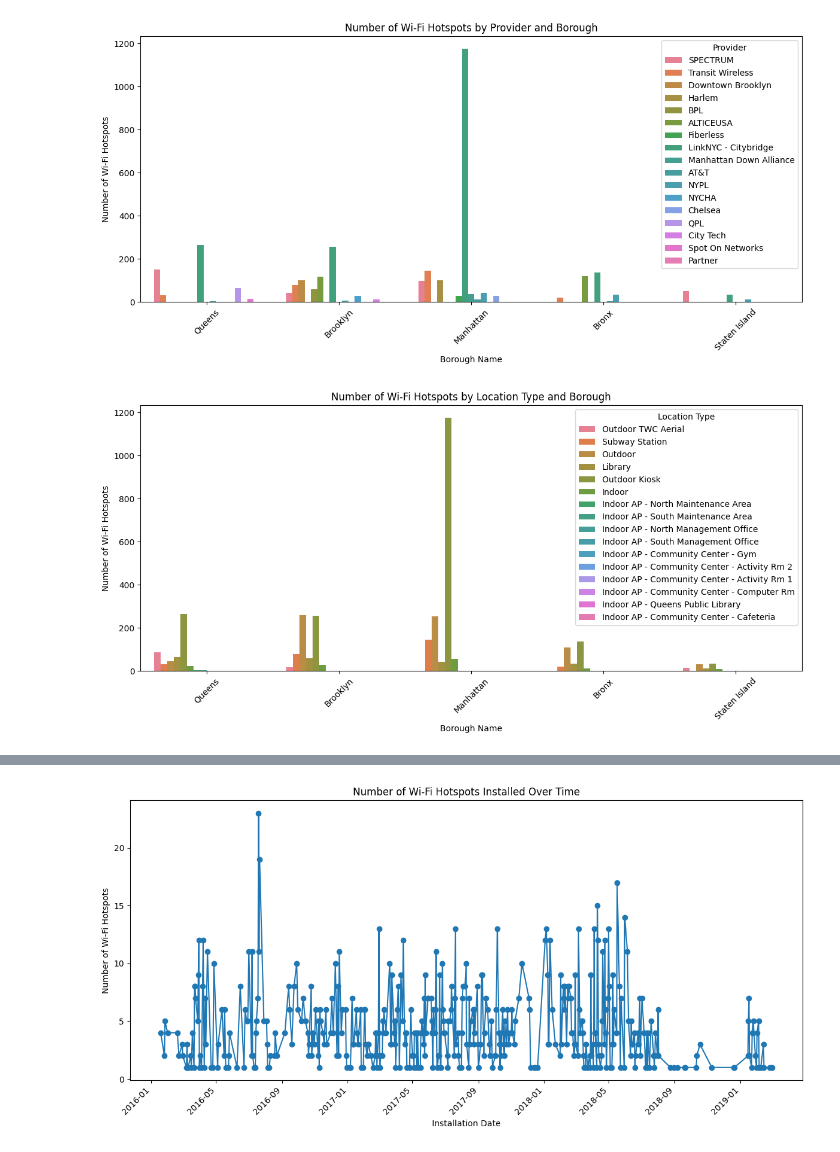
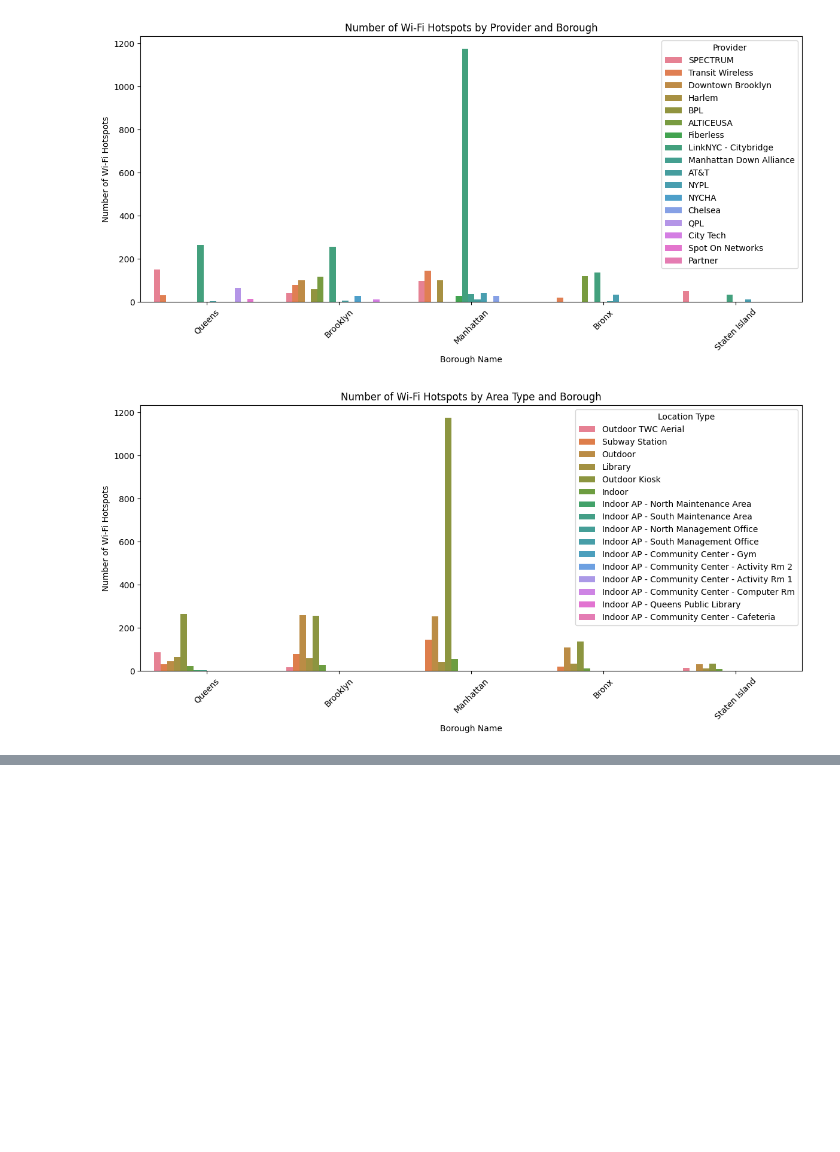
Before and after one commit to Ramanjulreddykotlo/Data_Visualization, a Jupyter notebook: Nyc_Wifi_Hotspot_Location/code.ipynb, the cells around one changed output, grey strips where cells are left out. Drawn from its saved outputs; the diff is of its cells as text; code cells hidden in the pictures; blank space fills up the shorter version.

```diff
--- a/Nyc_Wifi_Hotspot_Location/code.ipynb
+++ b/Nyc_Wifi_Hotspot_Location/code.ipynb
@@ -89,7 +96,7 @@ df = pd.read_csv("NYC_Wi-Fi_Hotspot_Locations_20240318.csv")
 borough_counts = df['Borough Name'].value_counts()
 
 
-# 1. Provider vs. City (Clustered Bar Chart)
+# 1. Provider vs. Borough (Clustered Bar Chart)
 plt.figure(figsize=(12, 6))
 sns.countplot(data=df, x='Borough Name', hue='Provider')
 plt.title('Number of Wi-Fi Hotspots by Provider and Borough')
@@ -100,10 +107,10 @@ plt.legend(title='Provider')
 plt.tight_layout()
 plt.show()
 
-# 2. Location Type vs. Borough (Grouped Bar Chart)
+# 2. Area Type vs. Borough (Grouped Bar Chart)
 plt.figure(figsize=(12, 6))
 sns.countplot(data=df, x='Borough Name', hue='Location_T')
-plt.title('Number of Wi-Fi Hotspots by Location Type and Borough')
+plt.title('Number of Wi-Fi Hotspots by Area Type and Borough')
 plt.xlabel('Borough Name')
 plt.ylabel('Number of Wi-Fi Hotspots')
 plt.xticks(rotation=45)
@@ -118,17 +125,8 @@ plt.title('Number of Wi-Fi Hotspots in Each Borough (Pie Chart)')
 plt.axis('equal')  # Equal aspect ratio ensures that pie is drawn as a circle
 plt.show()
 
-# 4 Plotting the distribution of Wi-Fi hotspots by type of wifi using a bar chart
-plt.figure(figsize=(10, 6))
-type_counts = df['Type'].value_counts()
-sns.barplot(x=type_counts.index, y=type_counts.values)
-plt.title('Distribution of Wi-Fi Hotspots by Type of Wifi (Bar Chart)')
-plt.xlabel('Type')
-plt.ylabel('Count')
-plt.xticks(rotation=45)
-plt.show()
 
-# 5 Plotting the distribution of Wi-Fi hotspots by provider
+# 4 Plotting the distribution of Wi-Fi hotspots by provider
 plt.figure(figsize=(10, 6))
 sns.countplot(x='Provider', data=df)
 plt.title('Distribution of Wi-Fi Hotspots by Provider')
@@ -137,62 +135,39 @@ plt.ylabel('Count')
 plt.xticks(rotation=90)
 plt.show()
 
-# 6 Installation Date (Line Plot)
-plt.figure(figsize=(12, 6))
-df['Activated'] = pd.to_datetime(df['Activated'], format='%m/%d/%Y', errors='coerce')
-installation_counts = df['Activated'].value_counts().sort_index()
-installation_counts.plot(kind='line', marker='o')
-plt.title('Number of Wi-Fi Hotspots Installed Over Time')
-plt.xlabel('Installation Date')
-plt.ylabel('Number of Wi-Fi Hotspots')
-plt.xticks(rotation=45)
-plt.tight_layout()
-plt.show()
-
-#7  the borough with the least number of Wi-Fi providers and their locations
+#5  the borough with the least number of Wi-Fi providers and their locations
 
 # Create a Folium map centered around New York City
 nyc_map_least_number = folium.Map(location=[40.7128, -74.0060], zoom_start=11)
 
 # Define a list of boroughs
 boroughs = ['Manhattan', 'Bronx', 'Brooklyn', 'Queens', 'Staten Island']
 
 # Iterate over each borough
 for borough in boroughs:
     # Filter data for the current borough
     filtered_df = df[df['Borough Name'] == borough]
 
     # If the filtered DataFrame is not empty
     if not filtered_df.empty:
         # Group data by provider and count unique Wi-Fi providers
         provider_counts = filtered_df['Provider'].value_counts()
 
         # Find the least common Wi-Fi provider
         least_common_provider = provider_counts.idxmin()
 
         # Filter data for the least common provider
         filtered_df = filtered_df[filtered_df['Provider'] == least_common_provider]
 
         # Add markers for each Wi-Fi hotspot location in the filtered DataFrame
         for index, row in filtered_df.iterrows():
             folium.Marker([row['Latitude'], row['Longitude']], popup=row['Provider']).add_to(nyc_map_least_number)
 
 # Save the map as an HTML file
 nyc_map_least_number.save("boroughs_least_wifi_providers_locations.html")
 
-
-# 8  the borough with the Wi-Fi providers and their locations
-
-
-nyc_map = folium.Map(location=[40.7128, -74.0060], zoom_start=11)
-
-# Add markers for each Wi-Fi hotspot location
-for index, row in df.iterrows():
-    folium.Marker([row['Latitude'], row['Longitude']], popup=row['Name']).add_to(nyc_map)
-
-# Display the map
-nyc_map.save("wifi_hotspots_map.html")
+nyc_map_least_number
 # %% [output]
 [figure]
-[figure, old version]
+[figure, new version]
 [figure]
@@ -201 +174,0 @@ nyc_map.save("wifi_hotspots_map.html")
-[figure, removed]
```
Also changed, not shown: parts of 2 cells of this notebook, 13 other files.
